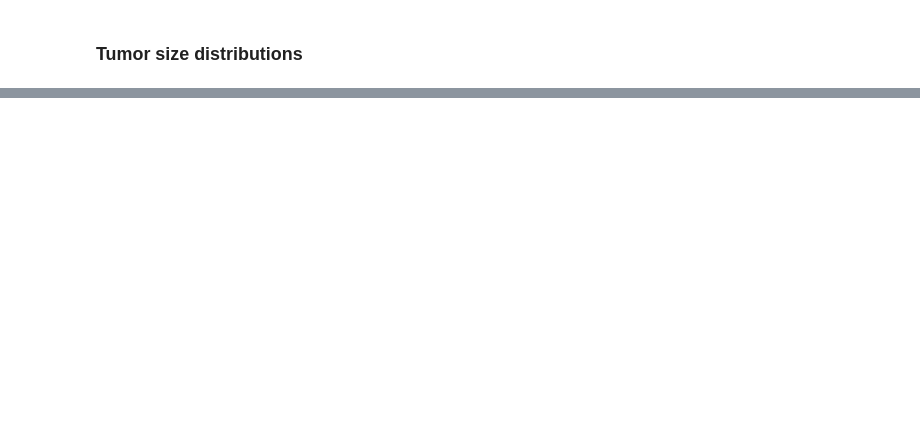
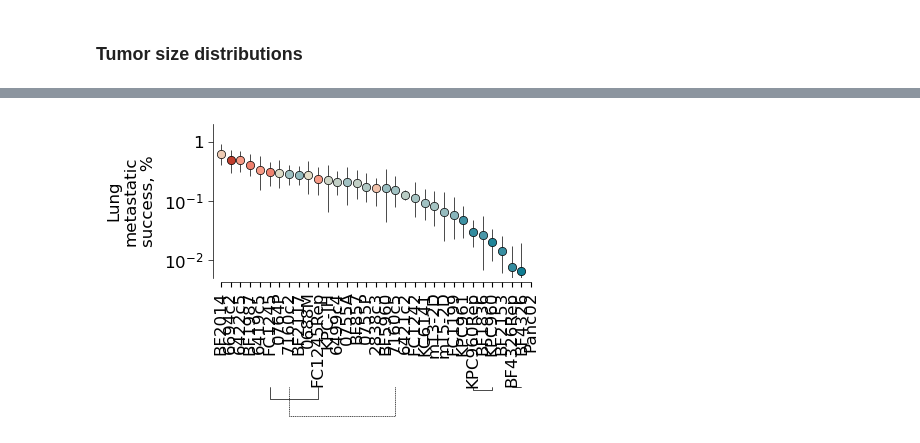
Before and after one commit to alyulina/metastatic-phenotypes, a Jupyter notebook: figures/fig3/fig3.ipynb, the cells around one changed output, grey strips where cells are left out. Cells and saved outputs as stored; diff of their text form; code cells hidden in the pictures; blank space fills up the shorter version.

```diff
--- a/figures/fig3/fig3.ipynb
+++ b/figures/fig3/fig3.ipynb
@@ -1467,0 +205,42 @@ for i in range(len(percentiles)):
+# %%
+name = 'lung_metastatic_success_reordered_3w_f1_lung_exp1'
+si = 'si'
+
+# sort clIDs by mean success (descending)
+clIDs_sorted_by_y = sorted(clIDs_sorted, key=lambda clID: clID__mean_success[clID], reverse=True)
+
+fig, ax = plt.subplots(figsize=(4, 2))
+ax.spines[['top', 'right']].set_visible(False)
+ax.spines['bottom'].set_position(('axes', -0.025))
+ax.spines['left'].set_position(('axes', -0.025))
+ax.spines[['bottom', 'left']].set_linewidth(0.5)
+ax.yaxis.set_tick_params(width=0.5)
+
+for i, clID in enumerate(clIDs_sorted_by_y):
+    ax.scatter(i, clID__mean_success[clID], color=clID__color_1[clID], edgecolor='black', linewidth=0.5, clip_on=False)
+    ax.errorbar(i, clID__mean_success[clID], yerr=[[clID__err_success[clID][0]], [clID__err_success[clID][1]]], color='black', linewidth=0.5, ls='none', zorder=-2)
+
+ax.set_yscale('log')
+ax.set_yticks([1e-5, 1e-4, 1e-3, 1e-2])
+ax.set_yticklabels(['$10^{-3}$', '$10^{-2}$', '$10^{-1}$', '$1$'], size=12)
+ax.set_ylim(0.5e-4, 2e-2)
+ax.minorticks_off()
+
+ax.set_xlim(0, len(clIDs_sorted_by_y)-1)
+ax.set_xticks(range(len(clIDs_sorted_by_y)))
+ax.set_xticklabels([clID__label[x] for x in clIDs_sorted_by_y], size=12, rotation=90)
+ax.set_ylabel('Lung\nmetastatic\nsuccess, %', fontsize=12, labelpad=6)
+
+# connecting replicate cell lines by lines
+for key, value in clID_replicates__linestyle.items():
+    if key[0] not in clIDs_sorted_by_y: continue
+    y = 0.8e-6
+    x = sorted([clIDs_sorted_by_y.index(key[0]), clIDs_sorted_by_y.index(key[1])])
+    ax.annotate('', xy=(x[0], y), xycoords='data', xytext=(x[1], y), textcoords='data',
+                arrowprops=dict(arrowstyle='-', linestyle=value, linewidth=0.5, color='0',
+                                patchA=None, patchB=None, connectionstyle='bar,angle=180,fraction=-0.3'),
+                annotation_clip=False)
+
+plt.savefig(path_to_save_figs + 'fig3/figs/' + si + '_' + name + '.pdf', dpi=300, bbox_inches='tight')
+# %% [output]
+[figure, added]
```
Also changed, not shown: parts of 73 cells of this notebook, 15 other files.
